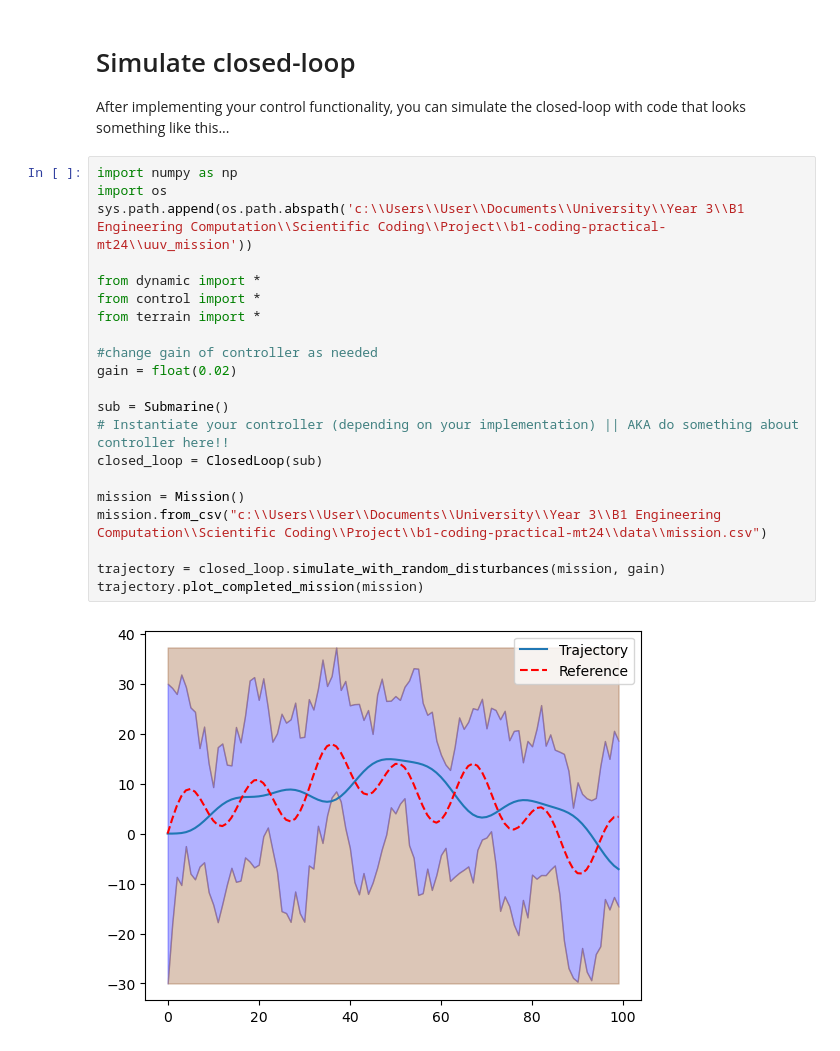
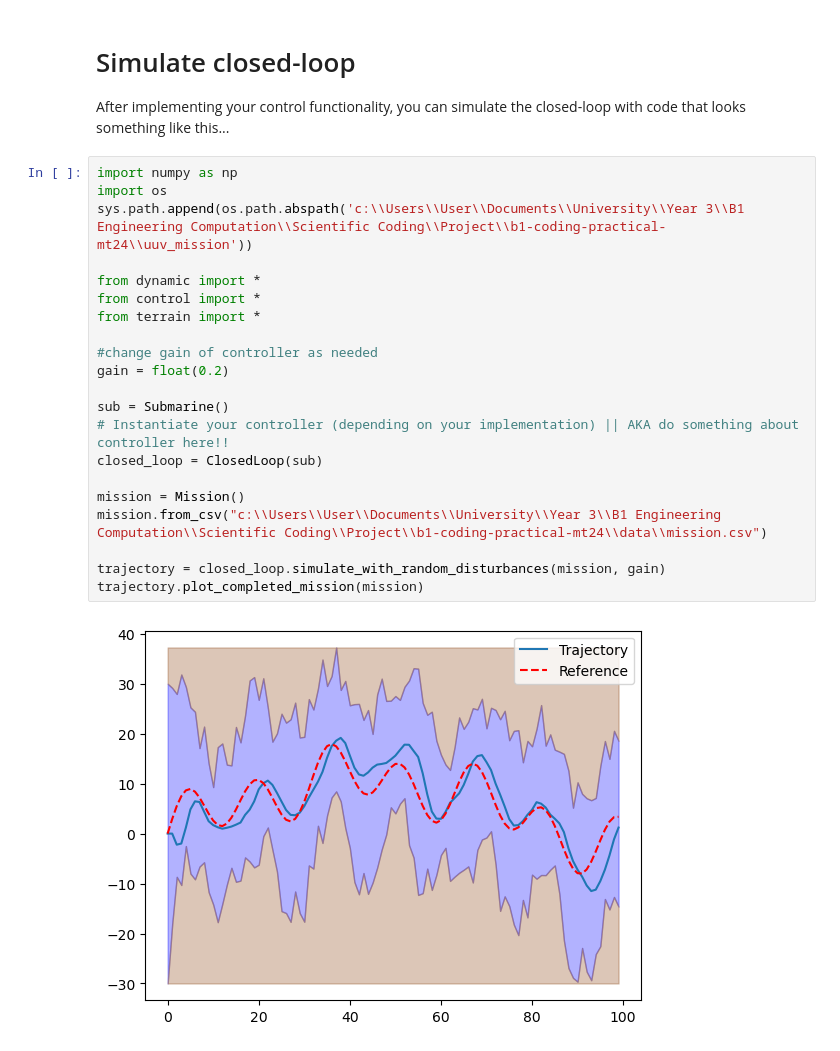
Before and after one commit to MightyQWasTaken/b1-coding-practical-mt24, a Jupyter notebook: notebooks/demo.ipynb, the cells around one changed output. Saved outputs shown, nothing was run; the diff lists cells and outputs as text.

```diff
--- a/notebooks/demo.ipynb
+++ b/notebooks/demo.ipynb
@@ -12,23 +12,23 @@ After implementing your control functionality, you can simulate the closed-loop
 # %%
 import numpy as np
 import os
 sys.path.append(os.path.abspath('c:\\Users\\User\\Documents\\University\\Year 3\\B1 Engineering Computation\\Scientific Coding\\Project\\b1-coding-practical-mt24\\uuv_mission'))
 
 from dynamic import *
 from control import *
 from terrain import *
 
 #change gain of controller as needed
-gain = float(0.02)
+gain = float(0.2)
 
 sub = Submarine()
 # Instantiate your controller (depending on your implementation) || AKA do something about controller here!!
 closed_loop = ClosedLoop(sub)
 
 mission = Mission()
 mission.from_csv("c:\\Users\\User\\Documents\\University\\Year 3\\B1 Engineering Computation\\Scientific Coding\\Project\\b1-coding-practical-mt24\\data\\mission.csv")
 
 trajectory = closed_loop.simulate_with_random_disturbances(mission, gain)
 trajectory.plot_completed_mission(mission)
 # %% [output]
-[figure, old version]
+[figure, new version]
```
Also changed, not shown: 2 other files.
